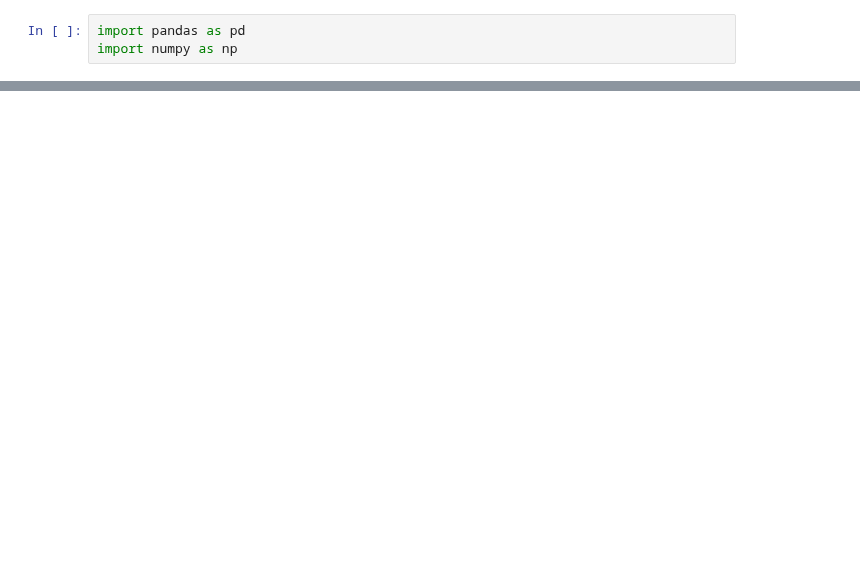
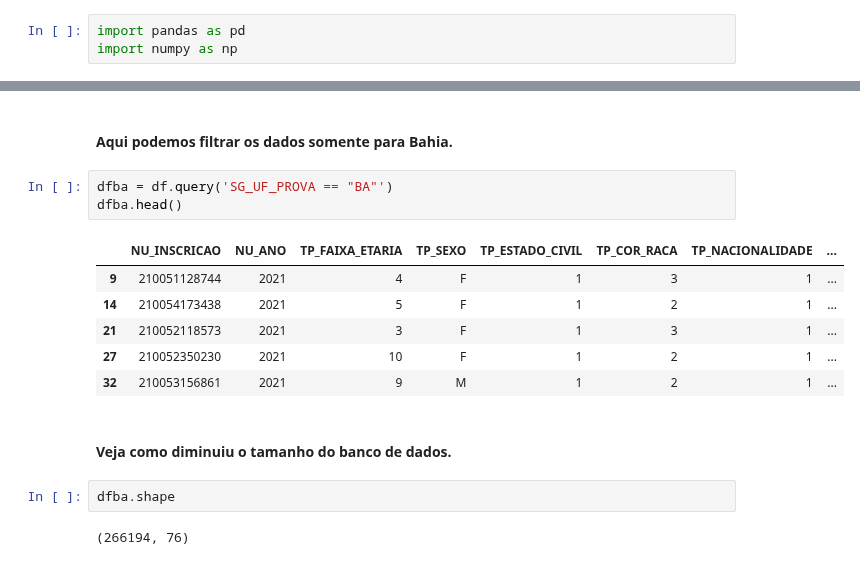
Before and after one commit to Bruno-Santana-Eco/Analise-de-Dados-ENEM, a Jupyter notebook: Análise de Dados.ipynb, the cells around one changed output, grey strips where cells are left out. Saved outputs shown, nothing was run; the diff lists cells and outputs as text; blank space fills up the shorter version.

```diff
--- a/Análise de Dados.ipynb
+++ b/Análise de Dados.ipynb
@@ -28,0 +57,18 @@ pd.set_option('display.max_columns', 100)
+# %% [markdown]
+#### Aqui podemos filtrar os dados somente para Bahia.
+# %%
+dfba = df.query('SG_UF_PROVA == "BA"')
+dfba.head()
+# %% [output]
+|  | NU_INSCRICAO | NU_ANO | TP_FAIXA_ETARIA | TP_SEXO | TP_ESTADO_CIVIL | TP_COR_RACA | TP_NACIONALIDADE | ... |
+| 9 | 210051128744 | 2021 | 4 | F | 1 | 3 | 1 | ... |
+| 14 | 210054173438 | 2021 | 5 | F | 1 | 2 | 1 | ... |
+| 21 | 210052118573 | 2021 | 3 | F | 1 | 3 | 1 | ... |
+| 27 | 210052350230 | 2021 | 10 | F | 1 | 2 | 1 | ... |
+| 32 | 210053156861 | 2021 | 9 | M | 1 | 2 | 1 | ... |
+# %% [markdown]
+#### Veja como diminuiu o tamanho do banco de dados.
+# %%
+dfba.shape
+# %% [output]
+(266194, 76)
```
Also changed, not shown: parts of 21 cells of this notebook.
